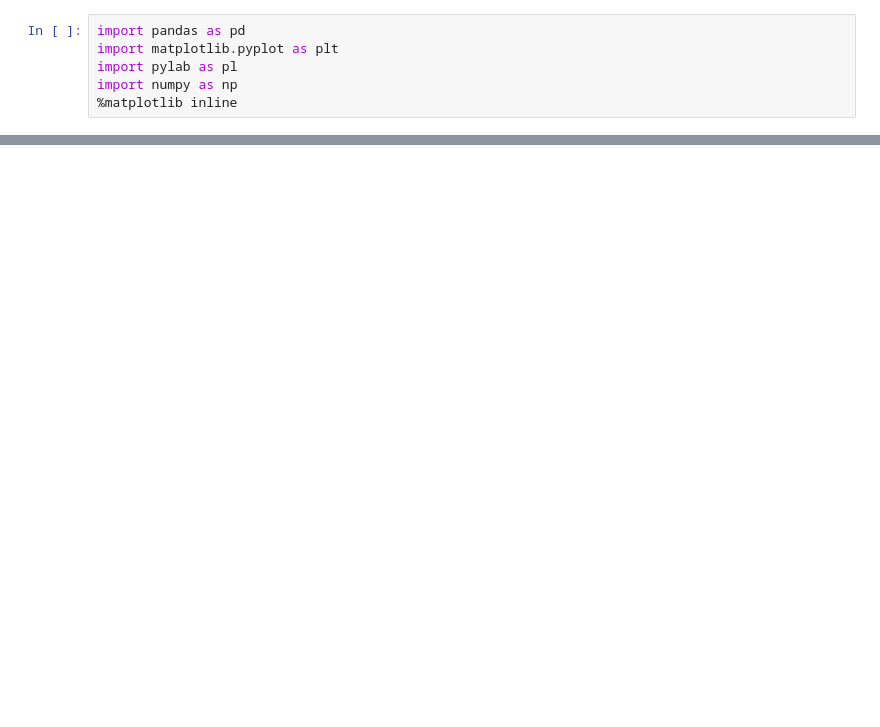
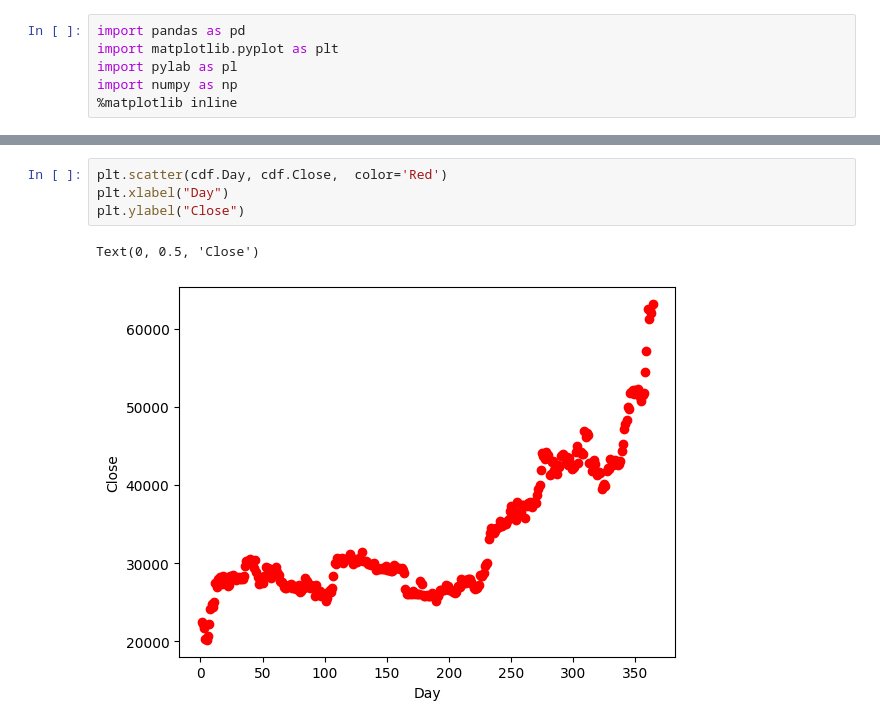
Before and after one commit to He5am/Bitcoin-prediction-with-linear-regression, a Jupyter notebook: bitcoin-project-with-linear-regression.ipynb, the cells around one changed output, grey strips where cells are left out. Saved outputs shown, nothing was run; the diff lists cells and outputs as text; blank space fills up the shorter version.

```diff
--- a/bitcoin-project-with-linear-regression.ipynb
+++ b/bitcoin-project-with-linear-regression.ipynb
@@ -207,0 +84,7 @@ plt.show()
+# %%
+plt.scatter(cdf.Day, cdf.Close,  color='Red')
+plt.xlabel("Day")
+plt.ylabel("Close")
+# %% [output]
+Text(0, 0.5, 'Close')
+[figure, added]
```
Also changed, not shown: parts of 71 cells of this notebook.
